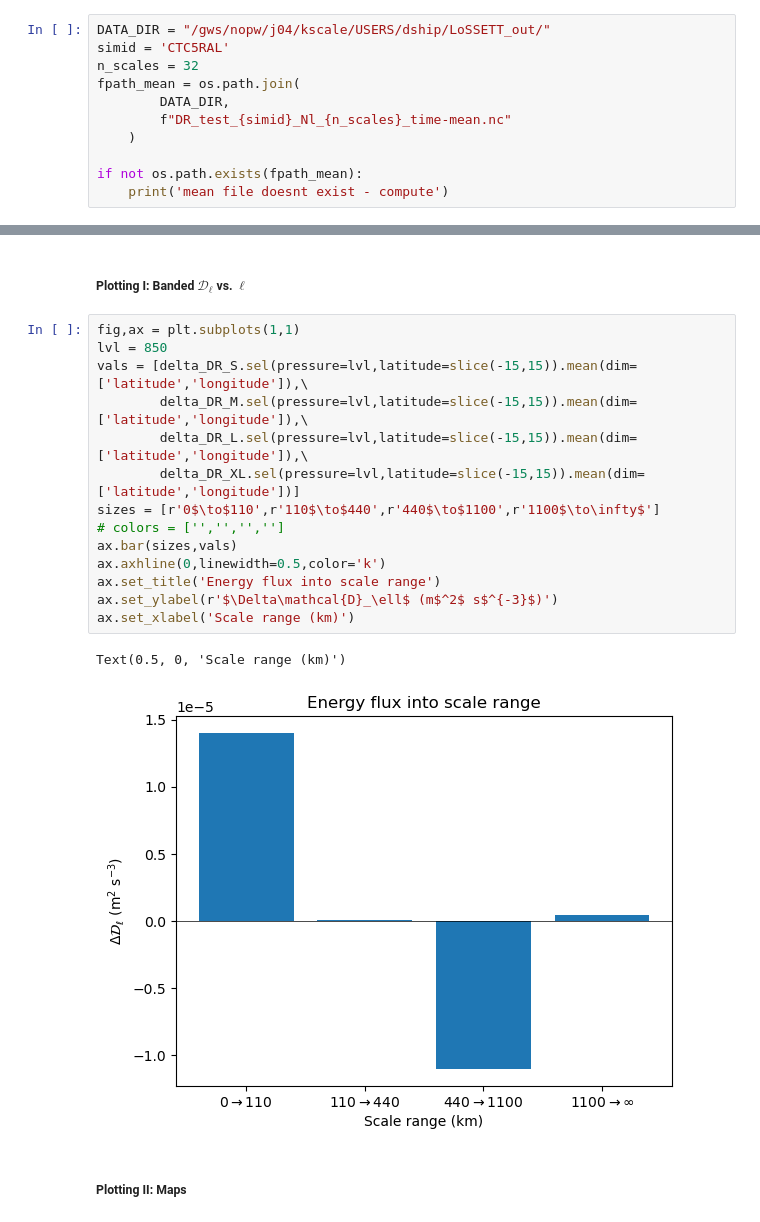
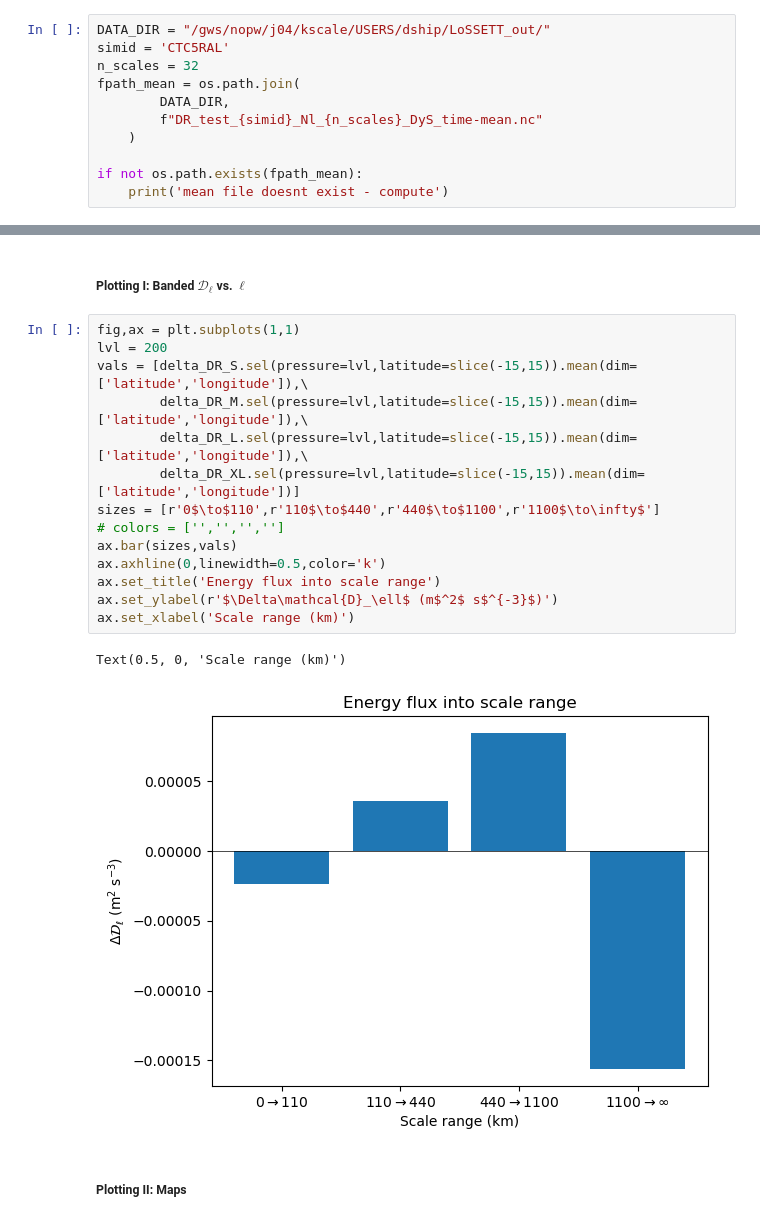
Before and after one commit to ElliotMG/LoSSETT, a Jupyter notebook: plotting/LoSSETT_Plotting_Gen.ipynb, the cells around one changed output, grey strips where cells are left out. Drawn from its saved outputs; the diff is of its cells as text.

Commit message:
directory cleaning and minor plotting notebook updates

```diff
--- a/plotting/LoSSETT_Plotting_Gen.ipynb
+++ b/plotting/LoSSETT_Plotting_Gen.ipynb
@@ -15,7 +15,7 @@ simid = 'CTC5RAL'
 n_scales = 32
 fpath_mean = os.path.join(
         DATA_DIR,
-        f"DR_test_{simid}_Nl_{n_scales}_time-mean.nc"
+        f"DR_test_{simid}_Nl_{n_scales}_DyS_time-mean.nc"
     )
 
 if not os.path.exists(fpath_mean):
@@ -77,21 +77,21 @@ delta_DR_M.sel(pressure=200).plot()
 ##### Plotting I: Banded $\mathcal{D}_\ell$ vs. $\ell$
 # %%
 fig,ax = plt.subplots(1,1)
-lvl = 850
+lvl = 200
 vals = [delta_DR_S.sel(pressure=lvl,latitude=slice(-15,15)).mean(dim=['latitude','longitude']),\
         delta_DR_M.sel(pressure=lvl,latitude=slice(-15,15)).mean(dim=['latitude','longitude']),\
         delta_DR_L.sel(pressure=lvl,latitude=slice(-15,15)).mean(dim=['latitude','longitude']),\
         delta_DR_XL.sel(pressure=lvl,latitude=slice(-15,15)).mean(dim=['latitude','longitude'])]
 sizes = [r'0$\to$110',r'110$\to$440',r'440$\to$1100',r'1100$\to\infty$']
 # colors = ['','','','']
 ax.bar(sizes,vals)
 ax.axhline(0,linewidth=0.5,color='k')
 ax.set_title('Energy flux into scale range')
 ax.set_ylabel(r'$\Delta\mathcal{D}_\ell$ (m$^2$ s$^{-3}$)')
 ax.set_xlabel('Scale range (km)')
 # %% [output]
 Text(0.5, 0, 'Scale range (km)')
-[figure, old version]
+[figure, new version]
 # %% [markdown]
 ##### Plotting II: Maps
 # %%
```
Also changed, not shown: 1 other file.
